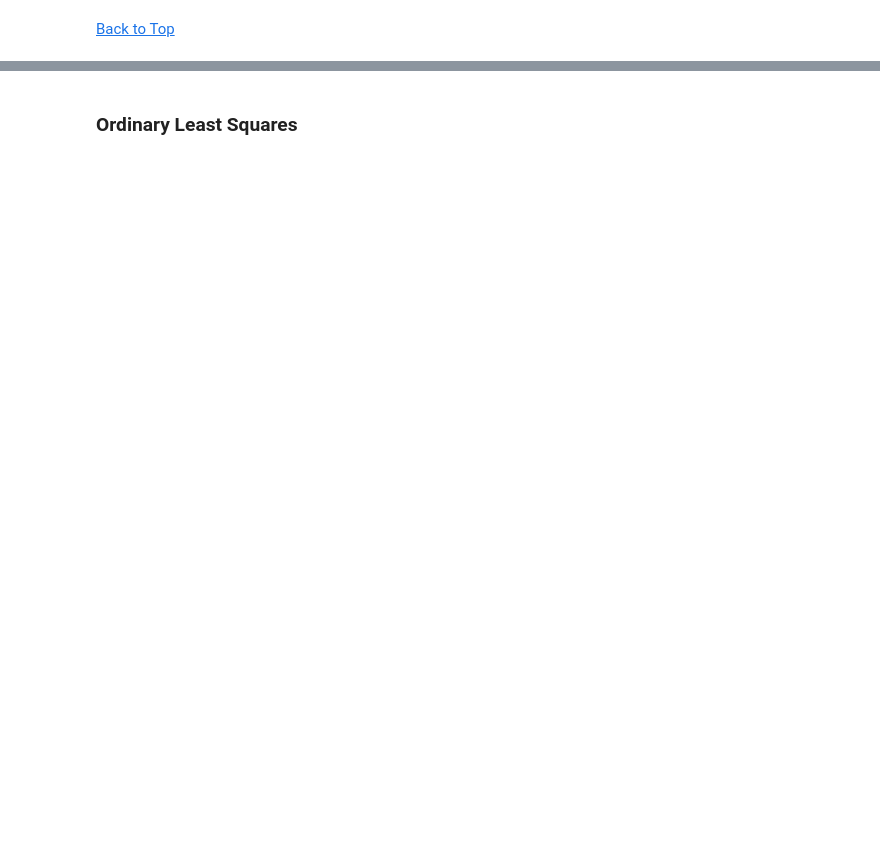
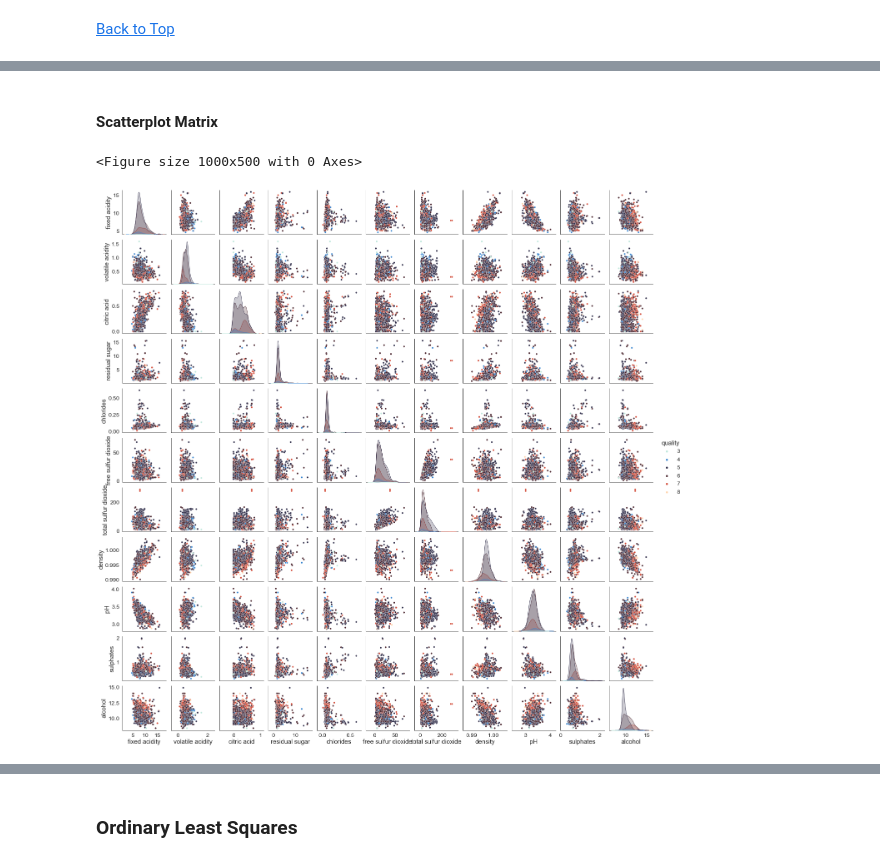
Before and after one commit to wyattowalsh/regularized-linear-regression-deep-dive, a Jupyter notebook: nb.ipynb, the cells around one changed output, grey strips where cells are left out. Cells and saved outputs as stored; diff of their text form; code cells hidden in the pictures; blank space fills up the shorter version.

```diff
--- a/nb.ipynb
+++ b/nb.ipynb
@@ -18,11 +25,15 @@ First, necessary libraries are imported and the notebook is configured for futur
 import numpy as np
 import pandas as pd
 
-# Custom libraries for utilities, modeling, and cross-validation
+# Custom libraries for utilities, modeling, cross-validation, and visualization
 from src import utilities as utils
 from src import linear_regression as lr
 from src import cross_validation as cv
+from src import visualization
 
 # Plotting library and Jupyter configuration
 import seaborn as sns
+import matplotlib.pyplot as plt
 %matplotlib inline
+plt.rcParams['figure.dpi'] = 50
+pd.set_option("display.precision", 4)
@@ -68,0 +136,8 @@ With a training proportion of 0.8, there are 1279 rows in the training set and 3
+# %% [markdown]
+#### Scatterplot Matrix
+# %%
+plt.figure(figsize=(20, 10))
+visualization.scatter_matrix(train)
+# %% [output]
+<Figure size 1000x500 with 0 Axes>
+[figure, added]
```
Also changed, not shown: parts of 67 cells of this notebook, 5 other files.
